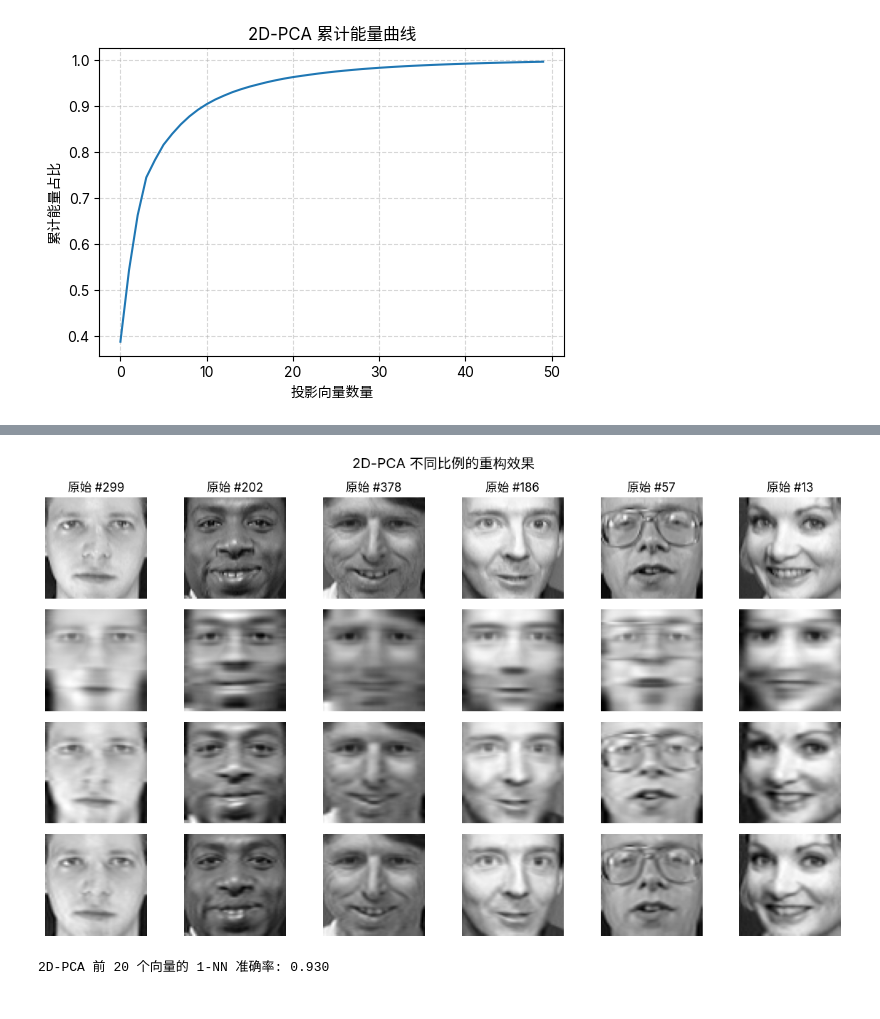
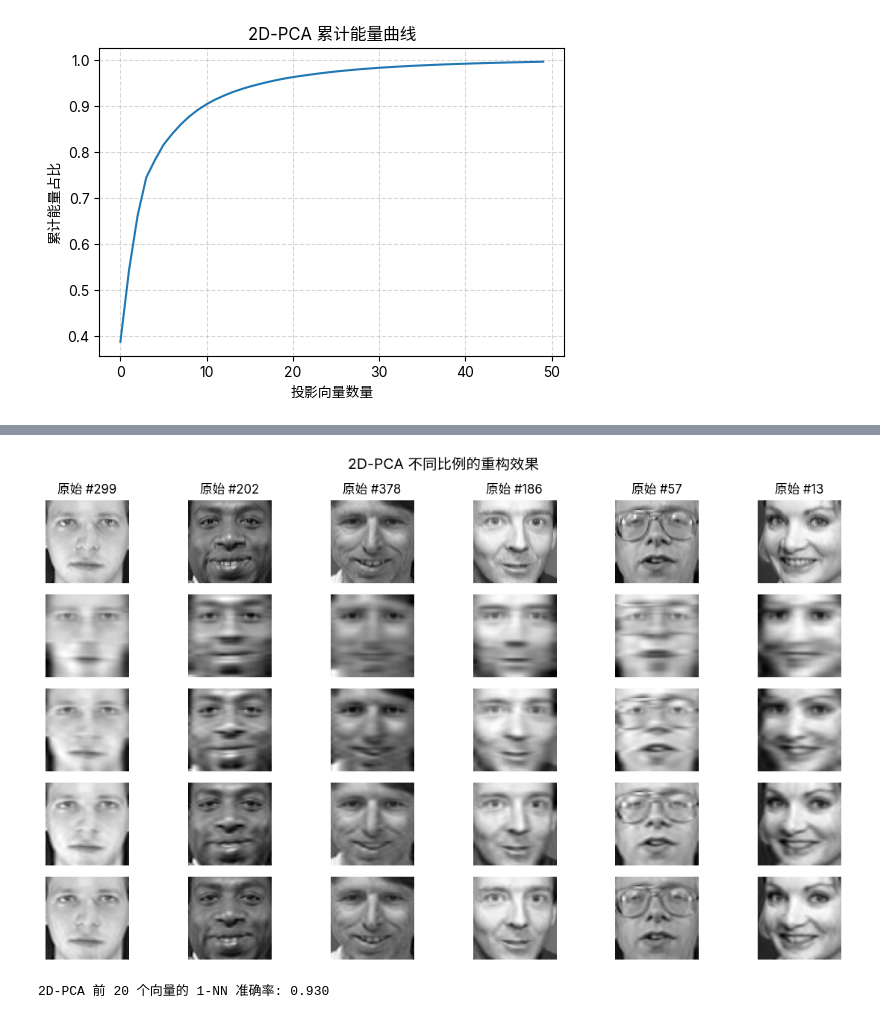
Before and after one commit to WangWindow/mm-course-expr, a Jupyter notebook: expr1/2d-pca.ipynb, the cells around one changed output, grey strips where cells are left out. Cells and saved outputs as stored; diff of their text form; code cells hidden in the pictures.

```diff
--- a/expr1/2d-pca.ipynb
+++ b/expr1/2d-pca.ipynb
@@ -94,21 +94,3 @@ print("前 10 个特征值:", np.round(eigvals[:10], 5))
 # %% [output]
 前 10 个特征值: [30.52999 12.31335  9.42933  6.50037  2.98431  2.63956  1.8606   1.63482
   1.37579  1.14689]
-# %%
-num_eigenfaces = 12
-row_eigvals, row_eigvecs = np.linalg.eigh(row_scatter)
-row_sort_idx = np.argsort(row_eigvals)[::-1]
-row_eigvecs = row_eigvecs[:, row_sort_idx]
-eigenfaces = []
-for i in range(num_eigenfaces):
-    basis = np.outer(row_eigvecs[:, i], eigvecs[:, i])
-    basis_norm = (basis - basis.min()) / (basis.max() - basis.min() + 1e-8)
-    eigenfaces.append(basis_norm)
-fig, axes = plt.subplots(3, 4, figsize=(9, 7))
-for ax, face, idx in zip(axes.ravel(), eigenfaces, range(num_eigenfaces)):
-    ax.imshow(face, cmap="gray")
-    ax.set_title(f"特征脸 {idx + 1}")
-    ax.axis("off")
-fig.suptitle("前 12 个 2D-PCA 特征脸", fontsize=14)
-plt.tight_layout(rect=(0, 0, 1, 0.95))
-plt.show()
@@ -129,0 +140,19 @@ plt.show()
+# %%
+# 2D-PCA 子重构图像
+sample_idx = 0  # 选择要展示的人脸索引
+A = images[sample_idx]
+# 需要展示的投影向量索引（按特征值降序选取）
+k_list = [1, 2, 3, 4, 5, 10]
+fig, axes = plt.subplots(1, len(k_list), figsize=(8, 2.6))
+for ax, k in zip(axes, k_list):
+    xk = eigvecs[:, k - 1]  # 第 k 个投影向量 X_k
+    yk = A @ xk  # Y_k = A X_k (h 维)
+    sub_recon = np.outer(yk, xk)
+    # 归一化到 [0,1]
+    norm = (sub_recon - sub_recon.min()) / (sub_recon.max() - sub_recon.min() + 1e-8)
+    ax.imshow(norm, cmap="gray", vmin=0, vmax=1)
+    ax.set_title(f"k={k}")
+    ax.axis("off")
+plt.suptitle("2D-PCA 每个投影向量得到的子重构图", fontsize=14)
+plt.tight_layout()
+plt.show()
@@ -130,26 +161,26 @@ plt.show()
 # %%
 # 选择前 k 个投影向量进行重构演示
-k_values = [5, 15, 30]
+k_values = [5, 10, 20, 30]
 fig, axes = plt.subplots(len(k_values) + 1, 6, figsize=(12, 7))
 selected_indices = np.random.default_rng(1).choice(n_samples, size=6, replace=False)
 for col, idx in enumerate(selected_indices):
     axes[0, col].imshow(images[idx], cmap="gray")
     axes[0, col].set_title(f"原始 #{idx}")
     axes[0, col].axis("off")
 for row, k in enumerate(k_values, start=1):
     W = eigvecs[:, :k]
     for col, idx in enumerate(selected_indices):
         centered = images[idx] - mean_image
         reconstruction = centered @ W @ W.T + mean_image
         axes[row, col].imshow(reconstruction, cmap="gray")
         if col == 0:
             axes[row, col].set_ylabel(f"k={k}", rotation=0, labelpad=30)
         axes[row, col].axis("off")
 fig.suptitle("2D-PCA 不同比例的重构效果", fontsize=14)
 plt.tight_layout()
 plt.show()
 # %% [output]
-[figure, old version]
+[figure, new version]
 # %%
 # 使用 2D-PCA 特征进行简单的 1-NN 分类实验
 from sklearn.model_selection import train_test_split
```
Also changed, not shown: parts of 3 cells of this notebook.
